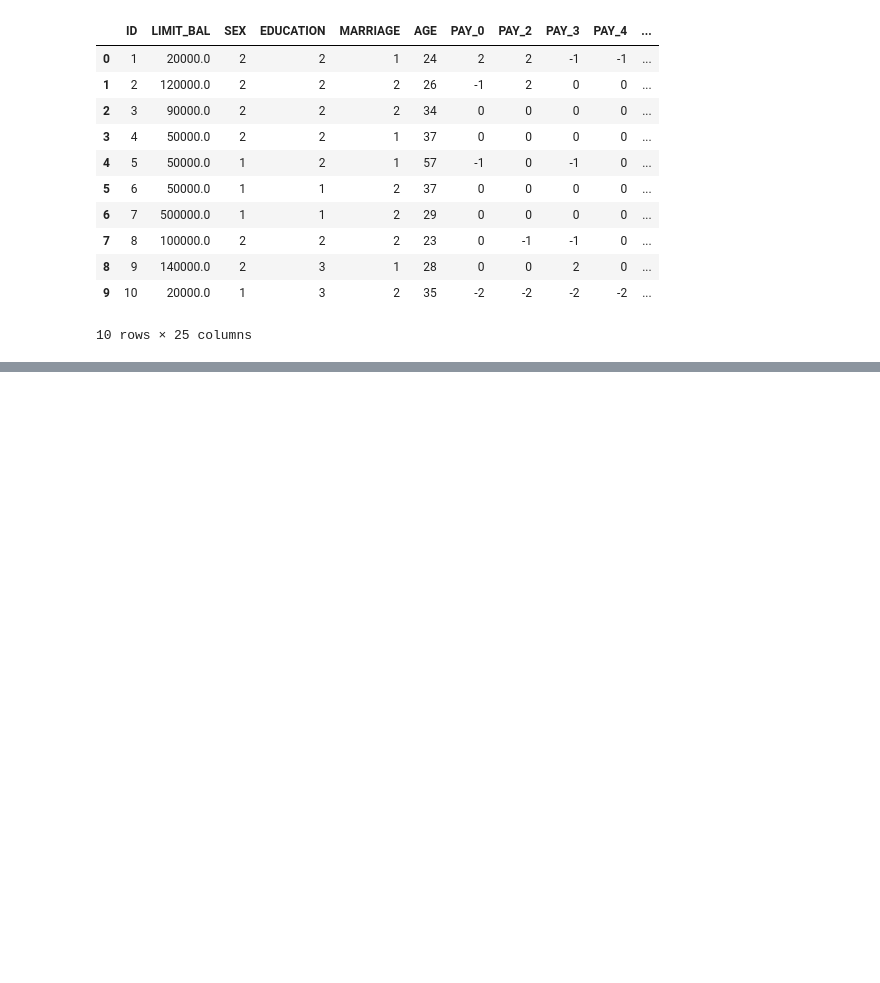
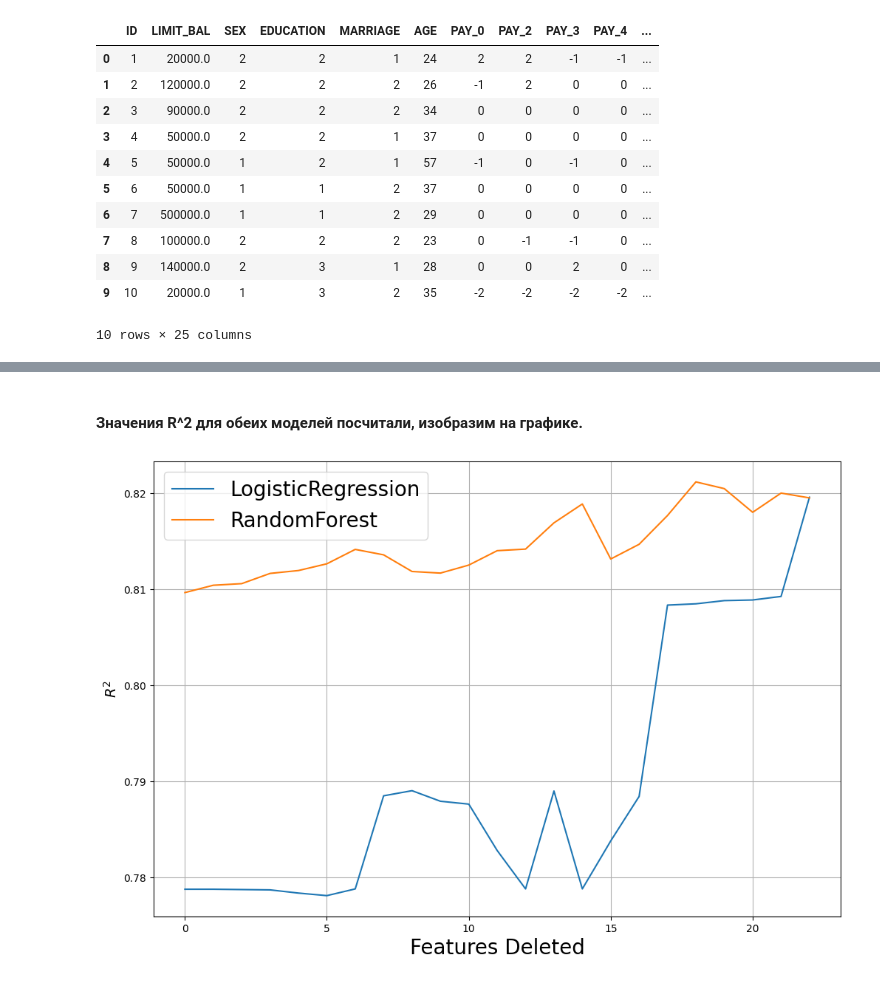
Before and after one commit to ybezginova2016/case_studies_da, a Jupyter notebook: 4. UCI_Credit_Card/main_4_UNI_Credit_Card.ipynb, the cells around one changed output, grey strips where cells are left out. Cells and saved outputs as stored; diff of their text form; code cells hidden in the pictures; blank space fills up the shorter version.

```diff
--- a/4. UCI_Credit_Card/main_4_UNI_Credit_Card.ipynb
+++ b/4. UCI_Credit_Card/main_4_UNI_Credit_Card.ipynb
@@ -58,0 +279,25 @@ d.head(10)
+# %%
+features_counts = np.arange(X.shape[1])
+# %%
+def scores_by_cnt(clf):
+    scores = []
+    for features_part in tqdm(features_counts):
+        X_part = X[:,importances_sort[features_part:]]
+        scores.append(cross_val_score(clf, X_part, y, cv=5).mean())
+    return scores
+# %%
+logreg_scores = scores_by_cnt(LogisticRegression(max_iter=1000))
+rf_scores = scores_by_cnt(RandomForestClassifier(n_estimators=100, max_depth=3, n_jobs=-1))
+# %% [markdown]
+#### Значения R^2 для обеих моделей посчитали, изобразим на графике.
+# %%
+plt.figure(figsize=(12,8))
+
+plt.plot(features_counts, logreg_scores, label='LogisticRegression')
+plt.plot(features_counts, rf_scores, label='RandomForest')
+plt.legend(loc='best', fontsize=20)
+plt.xlabel('Features Deleted', fontsize=20)
+plt.ylabel('$R^2$', fontsize=14)
+plt.grid()
+# %% [output]
+[figure, added]
```
Also changed, not shown: parts of 84 cells of this notebook.
